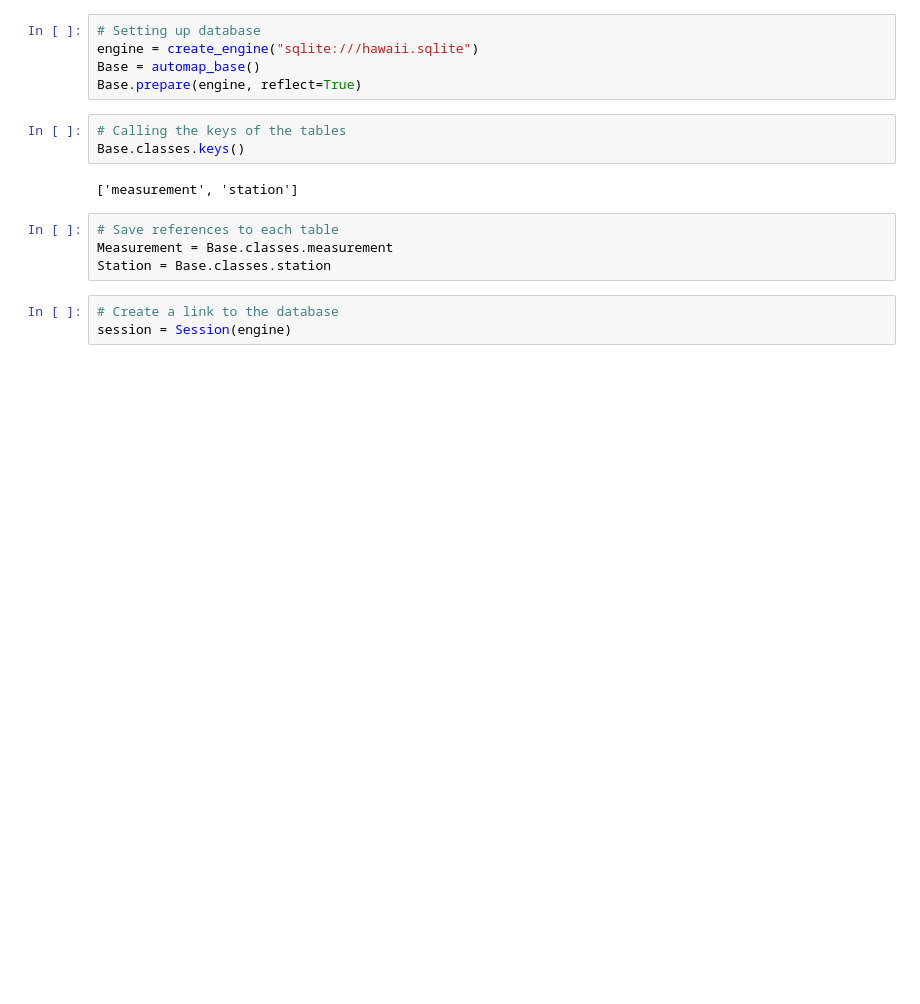
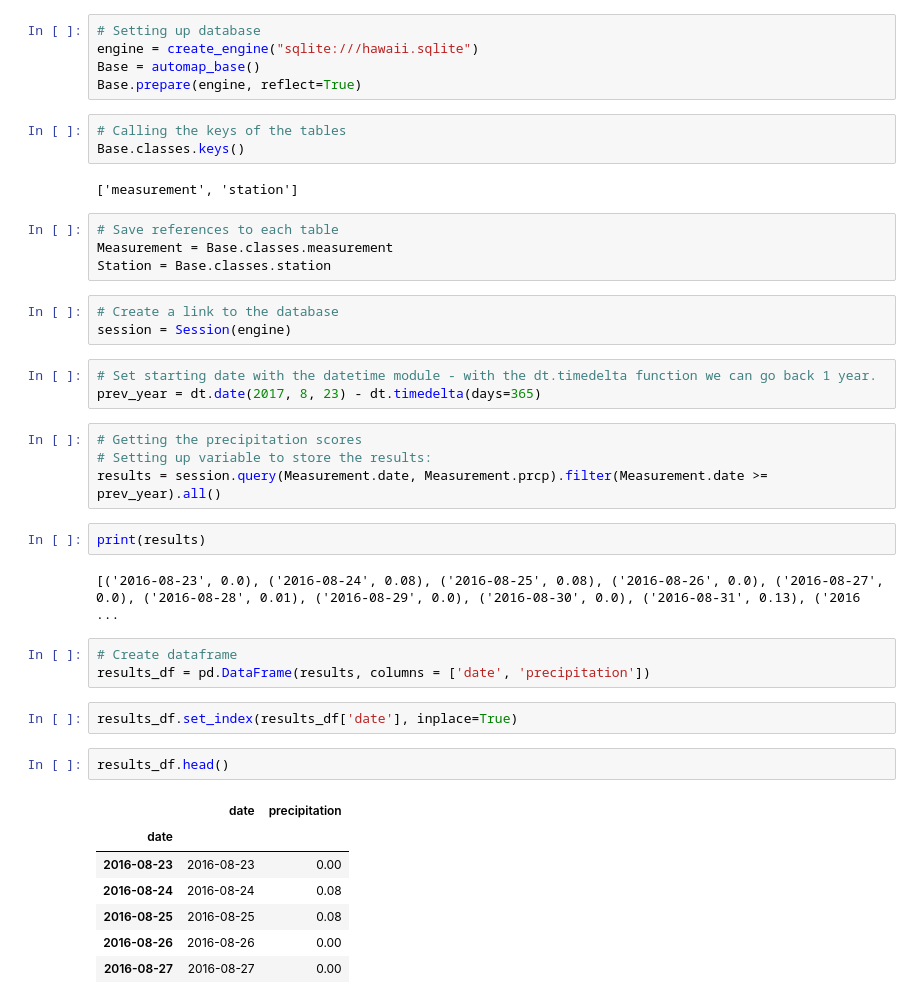
Before and after one commit to ManuelElizaldi/surfs_up, a Jupyter notebook: climate_analysis.ipynb, the cells around one changed output. Saved outputs shown, nothing was run; the diff lists cells and outputs as text; blank space fills up the shorter version.

```diff
--- a/climate_analysis.ipynb
+++ b/climate_analysis.ipynb
@@ -27,3 +27,29 @@ Station = Base.classes.station
 # %%
 # Create a link to the database
 session = Session(engine)
+# %%
+# Set starting date with the datetime module - with the dt.timedelta function we can go back 1 year.
+prev_year = dt.date(2017, 8, 23) - dt.timedelta(days=365)
+# %%
+# Getting the precipitation scores
+# Setting up variable to store the results:
+results = session.query(Measurement.date, Measurement.prcp).filter(Measurement.date >= prev_year).all()
+# %%
+print(results)
+# %% [output]
+[('2016-08-23', 0.0), ('2016-08-24', 0.08), ('2016-08-25', 0.08), ('2016-08-26', 0.0), ('2016-08-27', 0.0), ('2016-08-28', 0.01), ('2016-08-29', 0.0), ('2016-08-30', 0.0), ('2016-08-31', 0.13), ('2016 ...
+# %%
+# Create dataframe
+results_df = pd.DataFrame(results, columns = ['date', 'precipitation'])
+# %%
+results_df.set_index(results_df['date'], inplace=True)
+# %%
+results_df.head()
+# %% [output]
+|  | date | precipitation |
+| date |  |  |
+| 2016-08-23 | 2016-08-23 | 0.00 |
+| 2016-08-24 | 2016-08-24 | 0.08 |
+| 2016-08-25 | 2016-08-25 | 0.08 |
+| 2016-08-26 | 2016-08-26 | 0.00 |
+| 2016-08-27 | 2016-08-27 | 0.00 |
```
Also changed, not shown: parts of 5 cells of this notebook.
